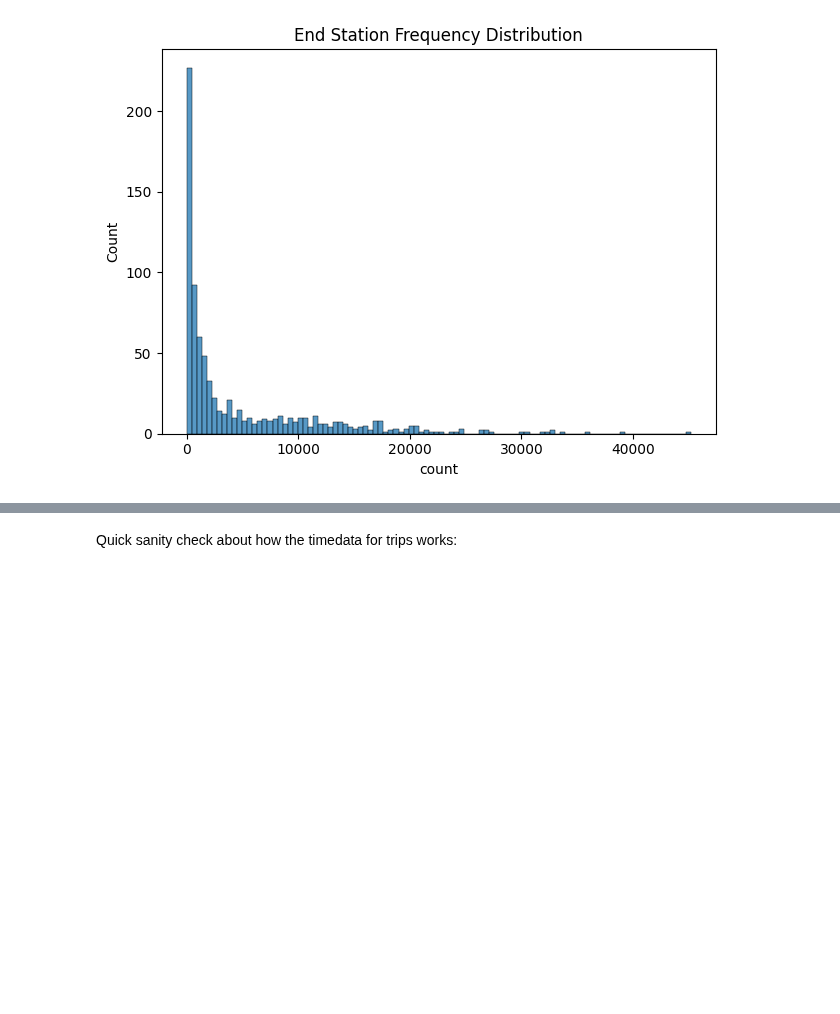
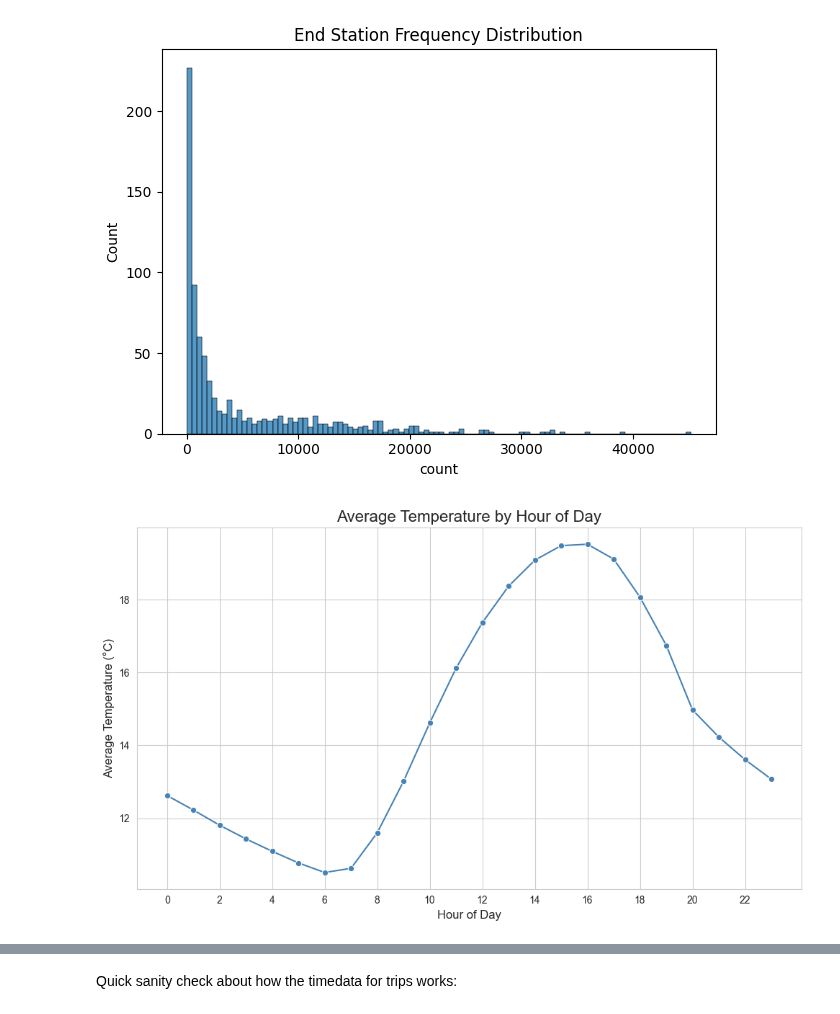
Before and after one commit to linusha/rental-bike-predictions, a Jupyter notebook: features.ipynb, the cells around one changed output, grey strips where cells are left out. Drawn from its saved outputs; the diff is of its cells as text; code cells hidden in the pictures; blank space fills up the shorter version.

Commit message:
avg temp per hour plot

```diff
--- a/features.ipynb
+++ b/features.ipynb
@@ -118,6 +120,25 @@ station_hourly = station_hourly.reset_index()
 hourly_weather = pd.read_parquet("data/processed/weather_hourly_all_locations_2023.parquet")
 # %%
 hourly_weather["date"] = pd.to_datetime(hourly_weather["date"], utc=True) - pd.Timedelta(hours=4)
+# %%
+hourly_avg_temps = hourly_weather.copy()
+hourly_avg_temps['hour_of_day'] = hourly_avg_temps['date'].dt.hour
+avg_temp_by_hour = hourly_avg_temps.groupby('hour_of_day')['temperature_2m'].mean().reset_index()
+
+plt.figure(figsize=(10, 6))
+sns.set_style("whitegrid")
+
+ax = sns.lineplot(x="hour_of_day", y="temperature_2m", data=avg_temp_by_hour, marker='o', color='steelblue')
+plt.title('Average Temperature by Hour of Day', fontsize=16)
+plt.xlabel('Hour of Day', fontsize=12)
+plt.ylabel('Average Temperature (°C)', fontsize=12)
+plt.xticks(range(0, 24, 2))
+plt.grid(True)
+plt.tight_layout()
+plt.savefig('figures/avg_temperature_by_hour.png')
+plt.show()
+# %% [output]
+[figure, added]
 # %%
 # Add station name to weather
 merged_df = pd.merge(hourly_weather, station_data[['LATITUDE', 'LONGITUDE', 'NAME']],
```
Also changed, not shown: parts of 2 cells of this notebook, 1 other file.
